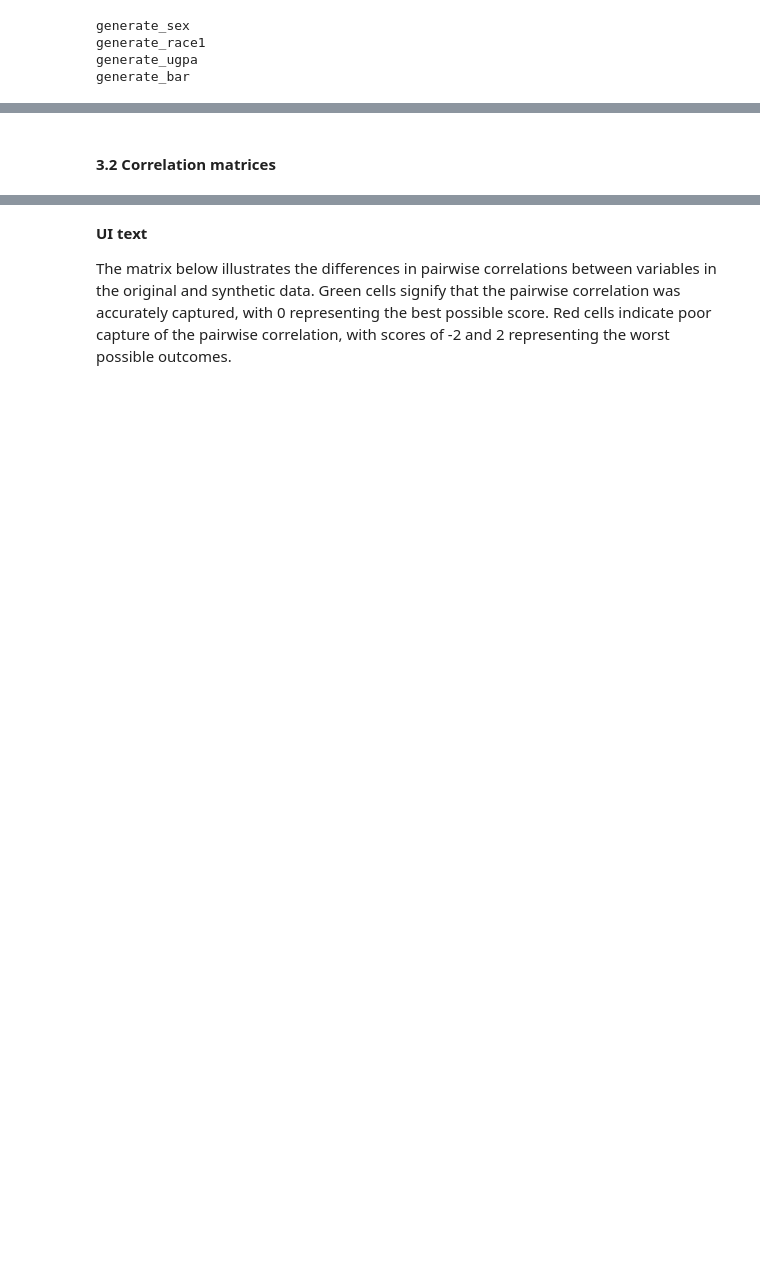
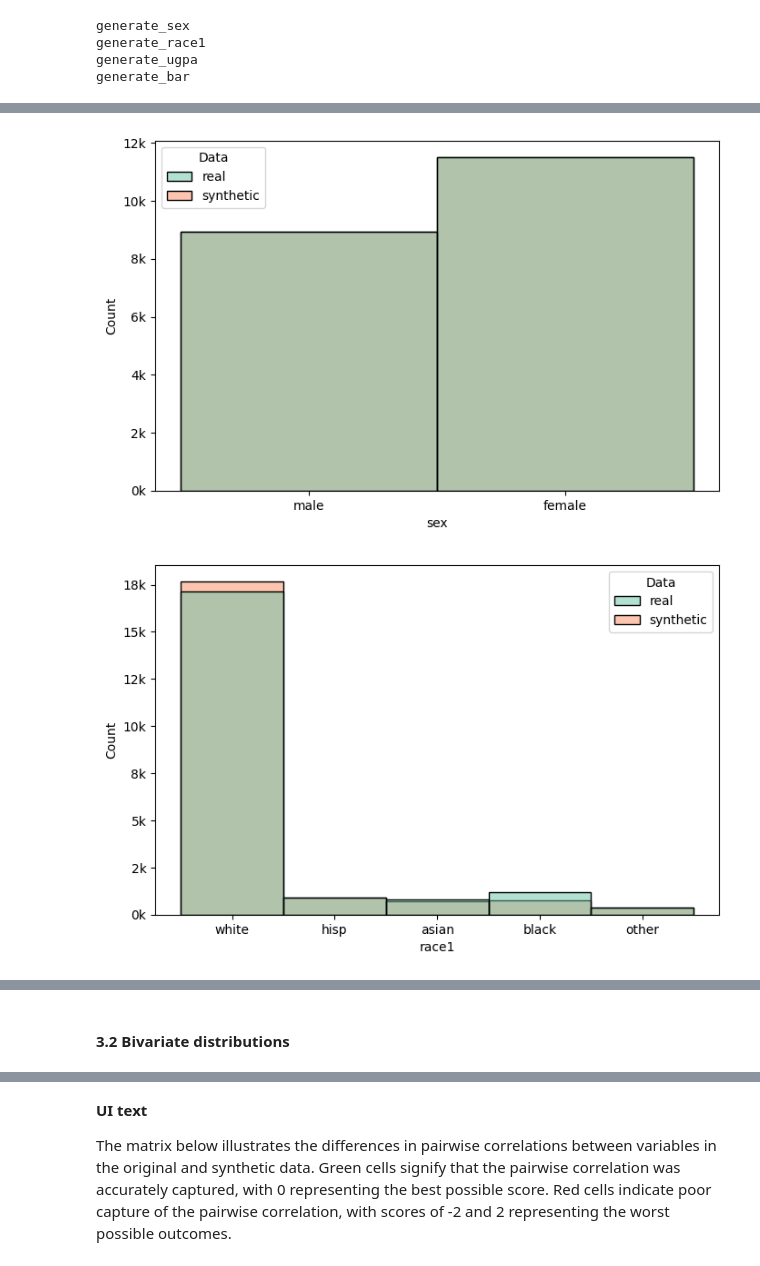
Before and after one commit to NGO-Algorithm-Audit/local-first-web-tool, a Jupyter notebook: notebooks/CART_LawSchoolAdmissionBar.ipynb, the cells around one changed output, grey strips where cells are left out. Cells and saved outputs as stored; diff of their text form; code cells hidden in the pictures; blank space fills up the shorter version.

```diff
--- a/notebooks/CART_LawSchoolAdmissionBar.ipynb
+++ b/notebooks/CART_LawSchoolAdmissionBar.ipynb
@@ -248,0 +255,7 @@ generate_bar
+# %%
+# decode synthetic data using the label encoders
+synth_df_decoded = synth_df.copy()
+for column in synth_df_decoded.columns:
+    if column in label_encoders:
+        synth_df_decoded[column] = label_encoders[column].inverse_transform(synth_df_decoded[column])
+synth_df_decoded.head()
@@ -249 +269,4 @@ generate_bar
+# %%
+# combine original data and decoded synthetic data in dataframe
+combined_data = pd.concat((df.assign(realOrSynthetic='real'), synth_df_decoded.assign(realOrSynthetic='synthetic')), keys=['real','synthetic'], names=['Data'])
 # %% [markdown]
@@ -254,35 +275,3 @@ generate_bar
 **UI text**
 
 {n_synth_data} synthetic data points are generated using CART. The figures below display the differences in value frequency for each variable. A grey bar chart indicates the amount of values is equally represented in the synthetic data and in the real data. A bar chart with an orange top indicates that the synthetic data containes more values for this variable compared to the real data. Conversely, a bar chart with a blue top shows that the synthetic data contains fewer values for this variable than the real data.
-# %%
-combined_data = pd.concat((real_data.assign(realOrSynthetic='real'),synth_data.assign(realOrSynthetic='synthetic')),keys=['real','synthetic'],names=['Data'])
-
-for column_name in real_data.columns:
-    if dtypes_dict[column_name]=='float':
-        print(column_name)
-        plt.figure(figsize=(8, 5))
-        sns.histplot(data=combined_data,
-                     x= column_name,
-                     stat="count",
-                     hue='Data'
-                     )
-        if real_data[column].value_counts().max() > 10000:
-            print(real_data[column].value_counts().max())
-            plt.gca().yaxis.set_major_formatter(plt.FuncFormatter(lambda x, _: f'{x/1000:.0f}k'))
-
-        plt.show()
-
-    else:
-        print(column_name)
-        plt.figure(figsize=(8, 5))
-        sns.histplot(data=combined_data,
-                     x= column_name,
-                     stat="count",
-                     hue='Data',
-                     discrete=True
-                     )
-        if real_data[column].value_counts().max() > 10000:
-            print(real_data[column].value_counts().max())
-            plt.gca().yaxis.set_major_formatter(plt.FuncFormatter(lambda x, _: f'{x/1000:.0f}k'))
-
-        plt.show()
@@ -301,0 +278,6 @@ bar
+# %%
+# plot univariate histograms using helper function
+univariate_hist(combined_data,dtypes_dict,Comparison=True)
+# %% [output]
+[figure, added]
+[figure, added]
@@ -302,2 +286,2 @@ bar
 # %% [markdown]
-#### 3.2 Correlation matrices
+#### 3.2 Bivariate distributions
```
Also changed, not shown: parts of 16 cells of this notebook, 2 other files.
